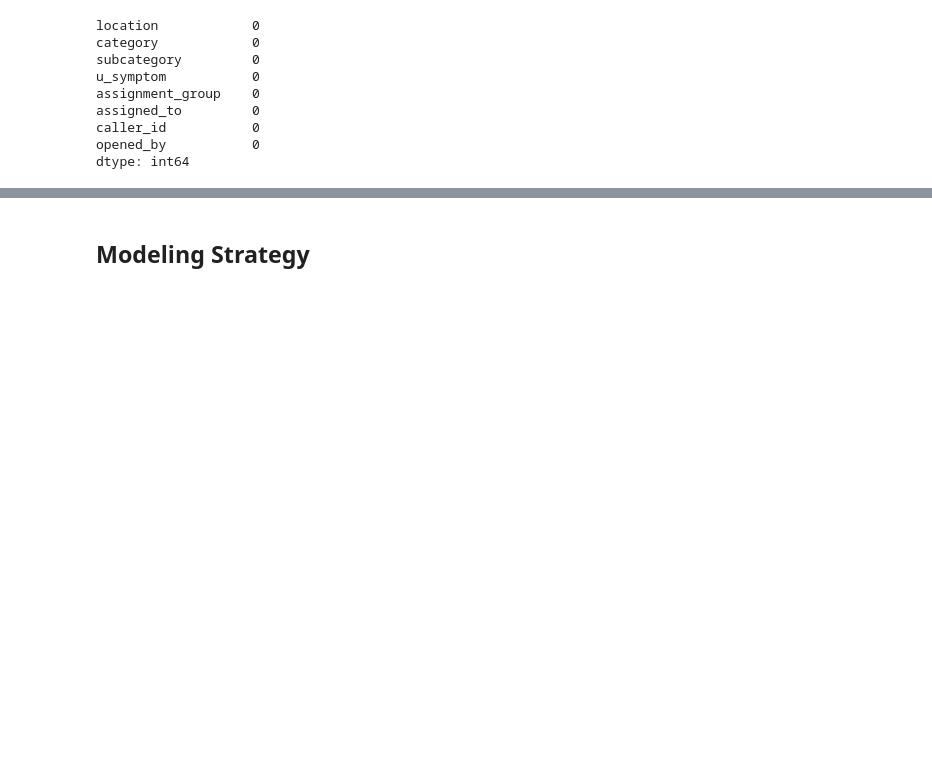
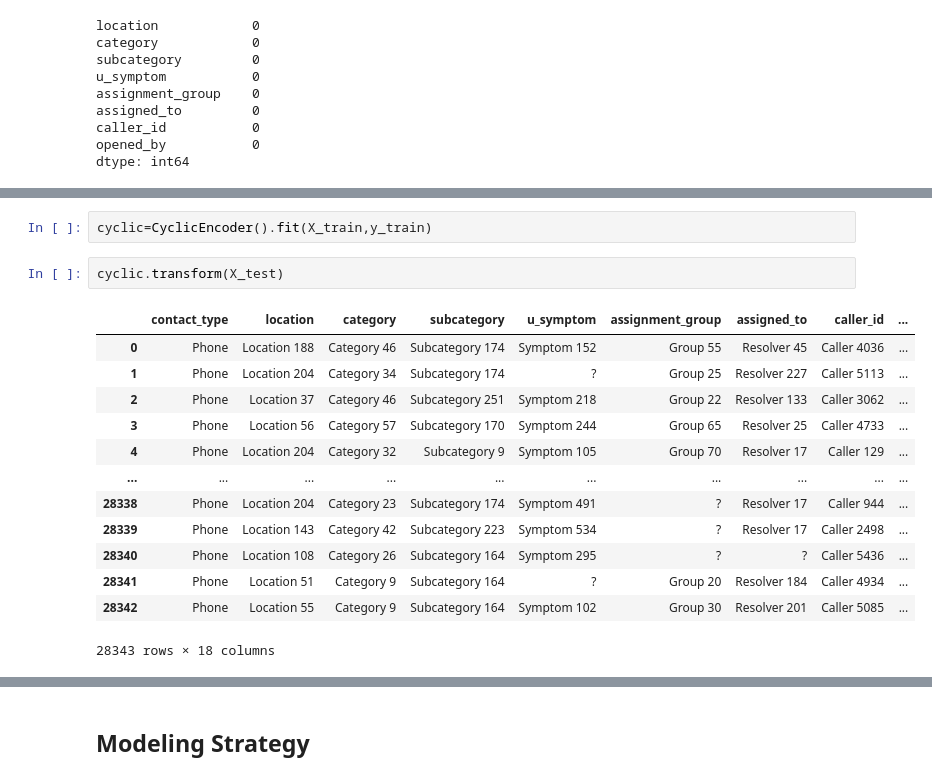
Before and after one commit to pinnusaikiran/AI-incident-intelligence-platform, a Jupyter notebook: notebooks/modeling/05_model_training.ipynb, the cells around one changed output, grey strips where cells are left out. Saved outputs shown, nothing was run; the diff lists cells and outputs as text; blank space fills up the shorter version.

```diff
--- a/notebooks/modeling/05_model_training.ipynb
+++ b/notebooks/modeling/05_model_training.ipynb
@@ -215,0 +664,18 @@ dtype: int64
+# %%
+cyclic=CyclicEncoder().fit(X_train,y_train)
+# %%
+cyclic.transform(X_test)
+# %% [output]
+|  | contact_type | location | category | subcategory | u_symptom | assignment_group | assigned_to | caller_id | ... |
+| 0 | Phone | Location 188 | Category 46 | Subcategory 174 | Symptom 152 | Group 55 | Resolver 45 | Caller 4036 | ... |
+| 1 | Phone | Location 204 | Category 34 | Subcategory 174 | ? | Group 25 | Resolver 227 | Caller 5113 | ... |
+| 2 | Phone | Location 37 | Category 46 | Subcategory 251 | Symptom 218 | Group 22 | Resolver 133 | Caller 3062 | ... |
+| 3 | Phone | Location 56 | Category 57 | Subcategory 170 | Symptom 244 | Group 65 | Resolver 25 | Caller 4733 | ... |
+| 4 | Phone | Location 204 | Category 32 | Subcategory 9 | Symptom 105 | Group 70 | Resolver 17 | Caller 129 | ... |
+| ... | ... | ... | ... | ... | ... | ... | ... | ... | ... |
+| 28338 | Phone | Location 204 | Category 23 | Subcategory 174 | Symptom 491 | ? | Resolver 17 | Caller 944 | ... |
+| 28339 | Phone | Location 143 | Category 42 | Subcategory 223 | Symptom 534 | ? | Resolver 17 | Caller 2498 | ... |
+| 28340 | Phone | Location 108 | Category 26 | Subcategory 164 | Symptom 295 | ? | ? | Caller 5436 | ... |
+| 28341 | Phone | Location 51 | Category 9 | Subcategory 164 | ? | Group 20 | Resolver 184 | Caller 4934 | ... |
+| 28342 | Phone | Location 55 | Category 9 | Subcategory 164 | Symptom 102 | Group 30 | Resolver 201 | Caller 5085 | ... |
+28343 rows × 18 columns
```
Also changed, not shown: parts of 46 cells of this notebook.
